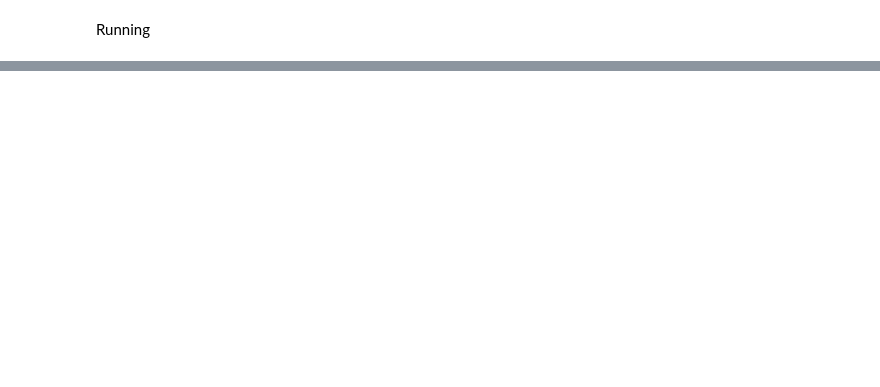
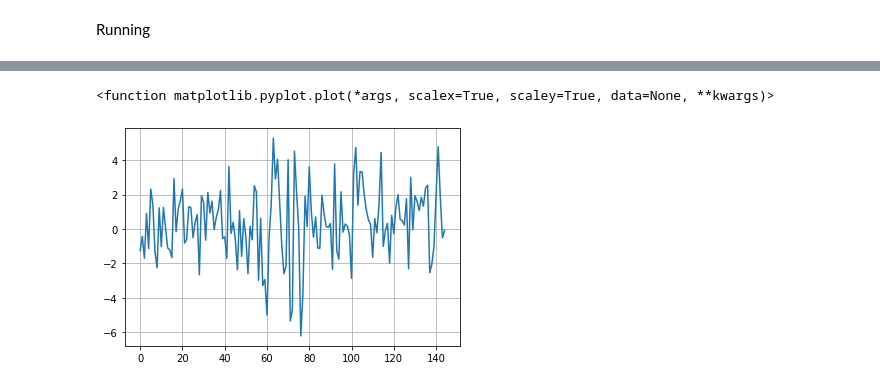
Before and after one commit to AndyBestIsBored/Desktop_Rehab, a Jupyter notebook: Main_Exp_Code.ipynb, the cells around one changed output, grey strips where cells are left out. Saved outputs shown, nothing was run; the diff lists cells and outputs as text; code cells hidden in the pictures; blank space fills up the shorter version.

```diff
--- a/Main_Exp_Code.ipynb
+++ b/Main_Exp_Code.ipynb
@@ -150,24 +183,26 @@ def pack_cmd(p_des, v_des, t_ff, kp, kd):
+# %%
+# open the serial port
+ser = serial.Serial('COM5', 115200, timeout=1)
 # %% [markdown]
 Set Zero
 # %%
 print("Begining")
-# open the serial port
-ser = serial.Serial('/dev/cu.usbserial-14110', 115200, timeout=1)
 
 
 q1_old = 0
 pos2_old = 0
+dT = 0
 
 #M1
 print("Starting Zero Position M1")
 ser.write(bytes([0x01])+ZERO)
 sleep(3)
-[id, p, v] = receive()
+[id, p, v, t] = receive()
 p = 5
 while abs(p) >= 0.001:
     ser.write(bytes([0x01])+ZERO)
     sleep(3)
-    [id, p, v] = receive()
+    [id, p, v, t] = receive()
 
 
 
@@ -175,11 +210,11 @@ while abs(p) >= 0.001:
 print("Starting Zero Position M2")
 ser.write(bytes([0x02])+ZERO)
 sleep(3)
-[id, p, v] = receive()
+[id, p, v, t] = receive()
 p = 5
 while abs(p) >= 0.001:
     ser.write(bytes([0x02])+ZERO)
     sleep(3)
-    [id, p, v] = receive()
+    [id, p, v, t] = receive()
 
 print("Finishing Zero Position")
@@ -360,0 +403,10 @@ print(logs)
+# %%
+print("Data Sample Size", len(readings))
+COLUMNS = ["Force X", "Force Y", "Force Z", "Torque X", "Torque Y", "Torque Z"]
+readings
+arrays = np.array([np.array(item) for item in readings])
+
+arrays_transpose = arrays.transpose()
+df = pd.DataFrame([])
+for i in range(len(COLUMNS)):
+    df[COLUMNS[i]] = arrays_transpose[i]
@@ -360,0 +415,10 @@ print(logs)
+# %%
+print(motor_logs)
+logs_COLUMNS = ["Time", "T1", "T2", "t1", "t2", "q1", "q2", "x", "y", "Fx", "Fy", "FT"]
+
+logs_arrays = np.array([np.array(item) for item in motor_logs])
+
+logs_arrays_transpose = logs_arrays.transpose()
+df = pd.DataFrame([])
+for i in range(len(logs_COLUMNS)):
+    df[logs_COLUMNS[i]] = logs_arrays_transpose[i]
@@ -360,0 +444,9 @@ print(logs)
+# %%
+X = df.index
+Y = -1*df["Force Y"]
+plt.plot(X, Y)
+plt.grid()
+plt.plot
+# %% [output]
+<function matplotlib.pyplot.plot(*args, scalex=True, scaley=True, data=None, **kwargs)>
+[figure, added]
```
Also changed, not shown: parts of 11 cells of this notebook.
